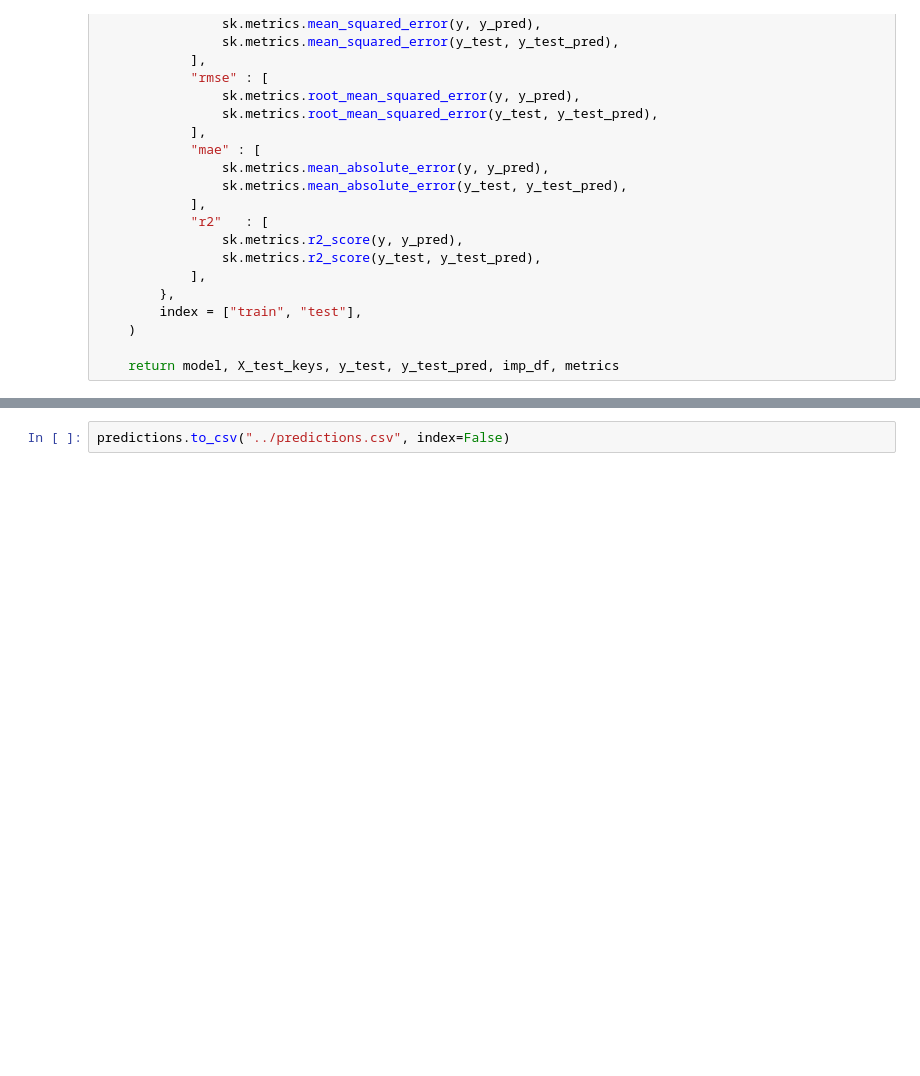
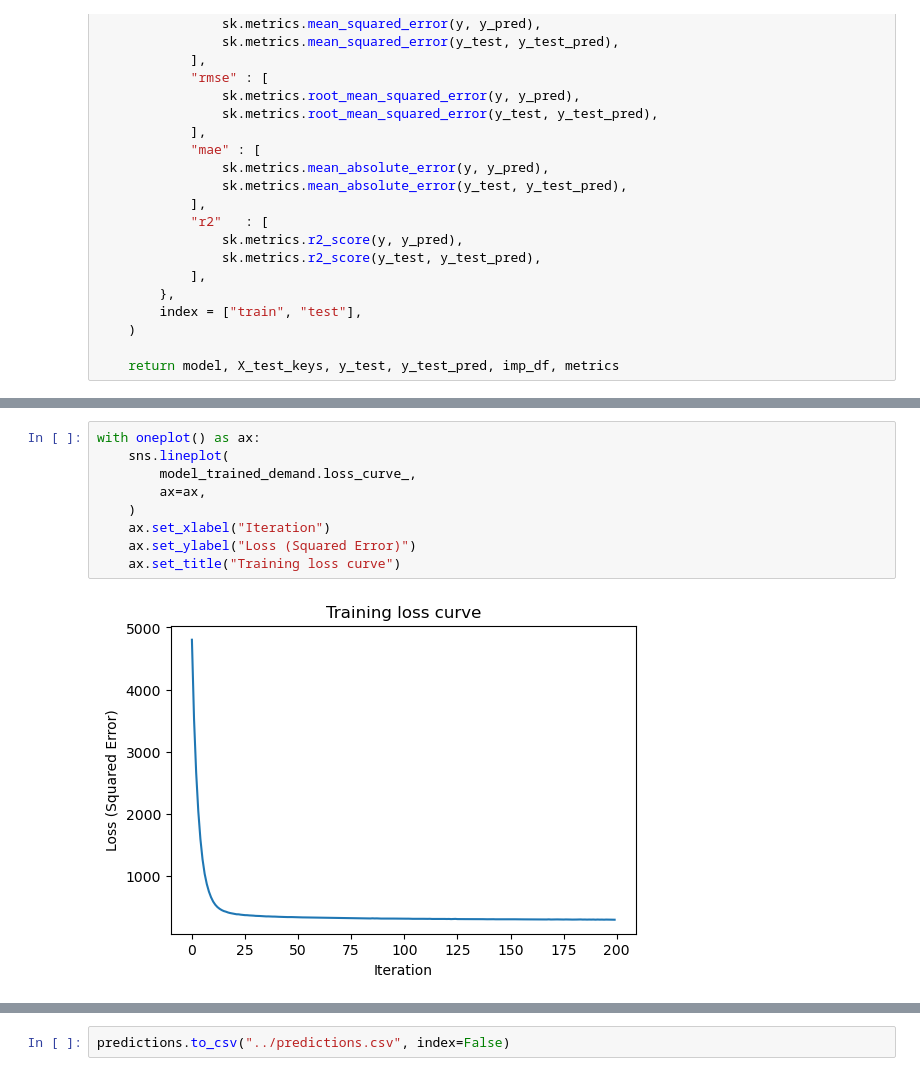
Before and after one commit to sarfaraz79/driver-scheduling, a Jupyter notebook: final/05_final-eval.ipynb, the cells around one changed output, grey strips where cells are left out. Cells and saved outputs as stored; diff of their text form; blank space fills up the shorter version.

```diff
--- a/final/05_final-eval.ipynb
+++ b/final/05_final-eval.ipynb
@@ -551,3 +551,14 @@ test   973.528373  31.201416  16.747439  0.880168
+# %%
+with oneplot() as ax:
+    sns.lineplot(
+        model_trained_demand.loss_curve_,
+        ax=ax,
+    )
+    ax.set_xlabel("Iteration")
+    ax.set_ylabel("Loss (Squared Error)")
+    ax.set_title("Training loss curve")
+# %% [output]
+[figure, added]
 # %%
 with oneplot() as ax:
     sns.scatterplot(
```
Also changed, not shown: parts of 8 cells of this notebook, 3 other files.
